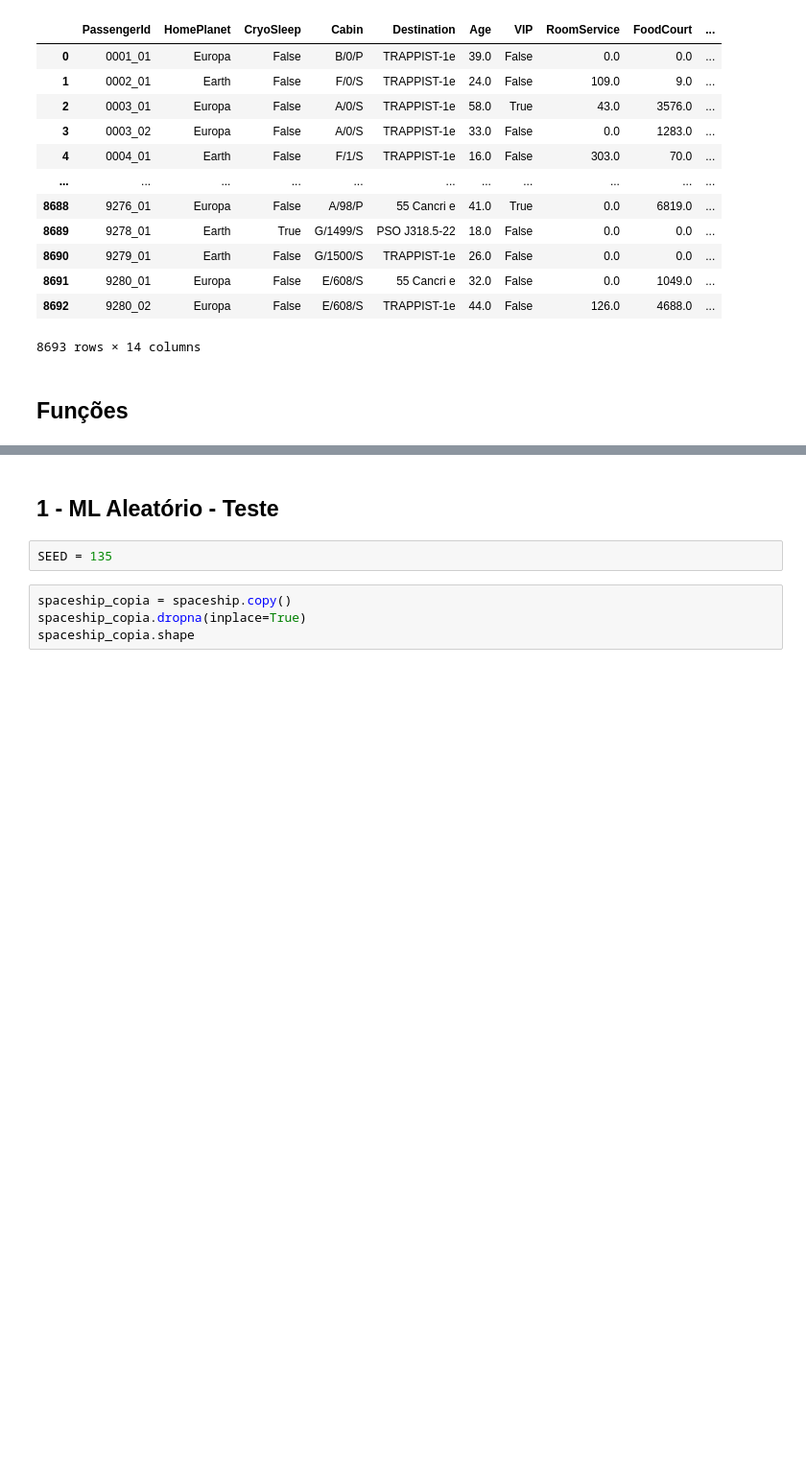
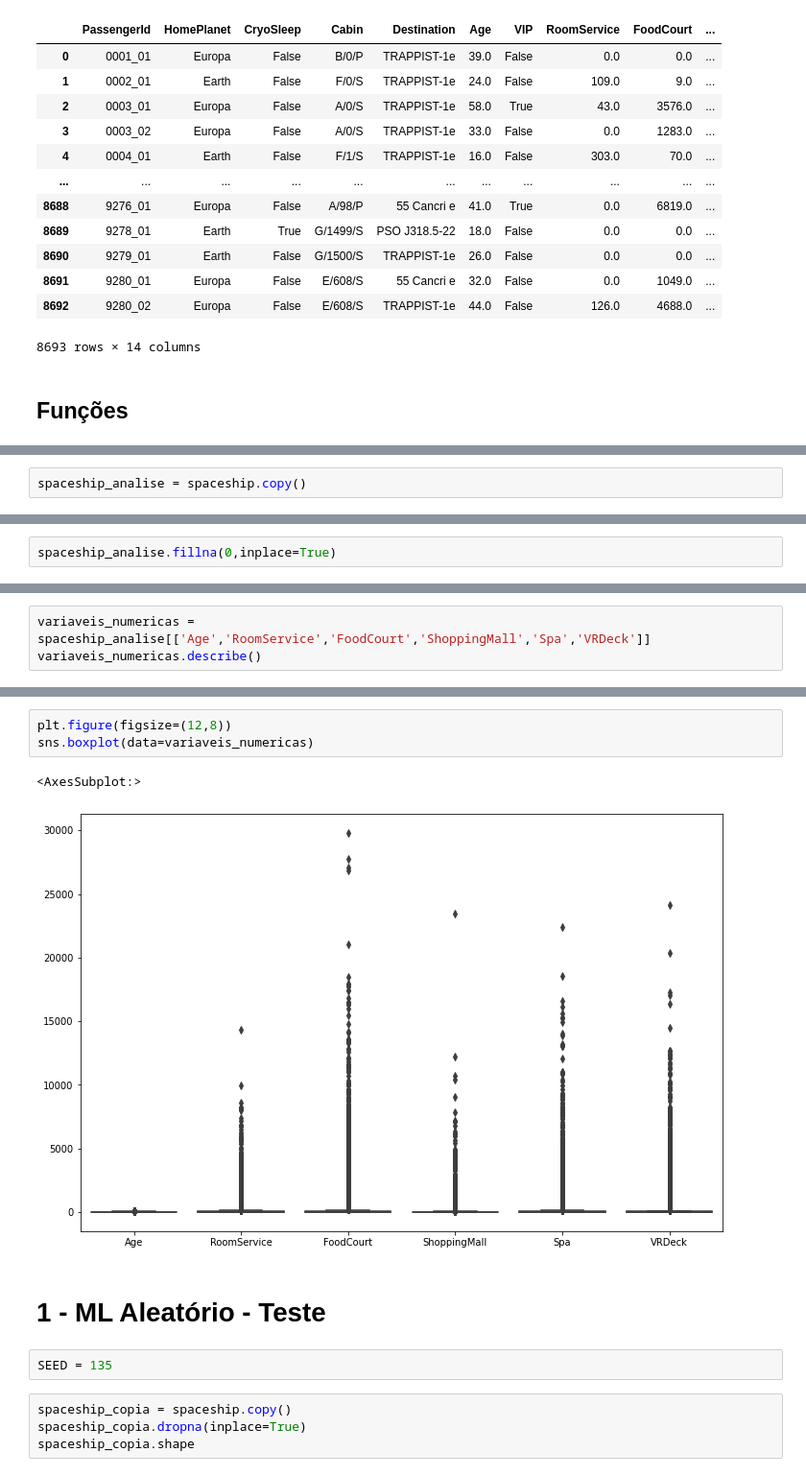
Before and after one commit to FranciscoFoz/machine-learning-training, a Jupyter notebook: spaceship-titanic.ipynb, the cells around one changed output, grey strips where cells are left out. Shown: that part at 96% size. Cells and saved outputs as stored; diff of their text form; blank space fills up the shorter version.

```diff
--- a/spaceship-titanic.ipynb
+++ b/spaceship-titanic.ipynb
@@ -48,0 +60,2 @@ def acuracia_modelo(algoritmo):
+# %%
+spaceship_analise = spaceship.copy()
@@ -48,0 +90,2 @@ def acuracia_modelo(algoritmo):
+# %%
+spaceship_analise.fillna(0,inplace=True)
@@ -48,0 +175,3 @@ def acuracia_modelo(algoritmo):
+# %%
+variaveis_numericas = spaceship_analise[['Age','RoomService','FoodCourt','ShoppingMall','Spa','VRDeck']]
+variaveis_numericas.describe()
@@ -49,5 +188,11 @@ def acuracia_modelo(algoritmo):
+# %%
+plt.figure(figsize=(12,8))
+sns.boxplot(data=variaveis_numericas)
+# %% [output]
+<AxesSubplot:>
+[figure, added]
 # %% [markdown]
-## 1 - ML Aleatório - Teste
+# 1 - ML Aleatório - Teste
 # %%
 SEED = 135
 # %%
```
Also changed, not shown: parts of 16 cells of this notebook.
